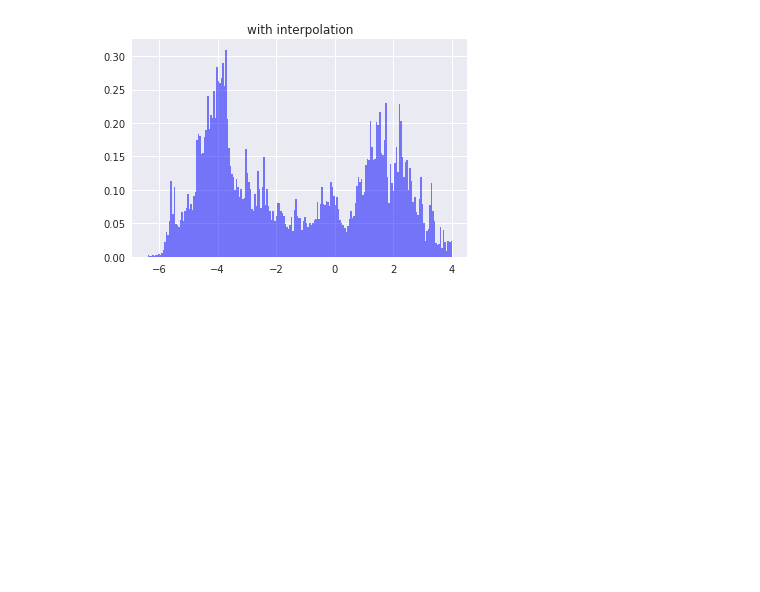
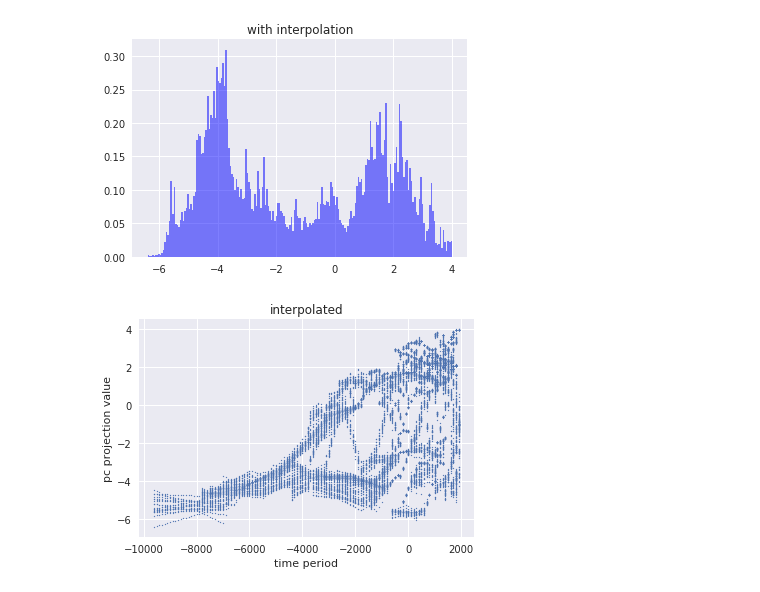
Before and after one commit to jaewshin/turchin, a Jupyter notebook: jupyter/histogram.ipynb, the cells around one changed output. Saved outputs shown, nothing was run; the diff lists cells and outputs as text; code cells hidden in the pictures; blank space fills up the shorter version.

```diff
--- a/jupyter/histogram.ipynb
+++ b/jupyter/histogram.ipynb
@@ -248,7 +248,9 @@ plt.show()
 plt.close()
 
 # interpolating on the 1-d principal axis
+period = [pnas_data1.loc[i]['Time'] for i in range(len(data[:,0]))]
 added_rows = list()
+
 for impute_step in range(1, 21):
     # 1) polity-based interpolation
     impute_set = pnas_data1[pnas_data1.irep==impute_step]
@@ -273,10 +275,13 @@ for impute_step in range(1, 21):
                         diff_step = (i/num_steps)*diff
                         interpol = diff_step+data[:,0][val1_idx]
                         added_rows.append(interpol)
+                        period.append(times[time]+100*i)
 
 added_rows = np.asarray(added_rows)
 
 pc_proj = np.concatenate((data[:,0], added_rows))
+
+assert len(pc_proj) == len(period)
 
 n, bins, patches = plt.hist(pc_proj, num_bins, normed=1, facecolor='blue', alpha=0.5)
 
@@ -286,3 +291,13 @@ plt.close()
 # %% [output]
 [figure]
 [figure]
+# %%
+# scatter plot for interpolated data points
+plt.scatter(period, pc_proj, s=1)
+plt.title('interpolated')
+plt.xlabel('time period')
+plt.ylabel('pc projection value')
+plt.show()
+plt.close()
+# %% [output]
+[figure, added]
```
Also changed, not shown: parts of 1 cell of this notebook, 3 other files.
